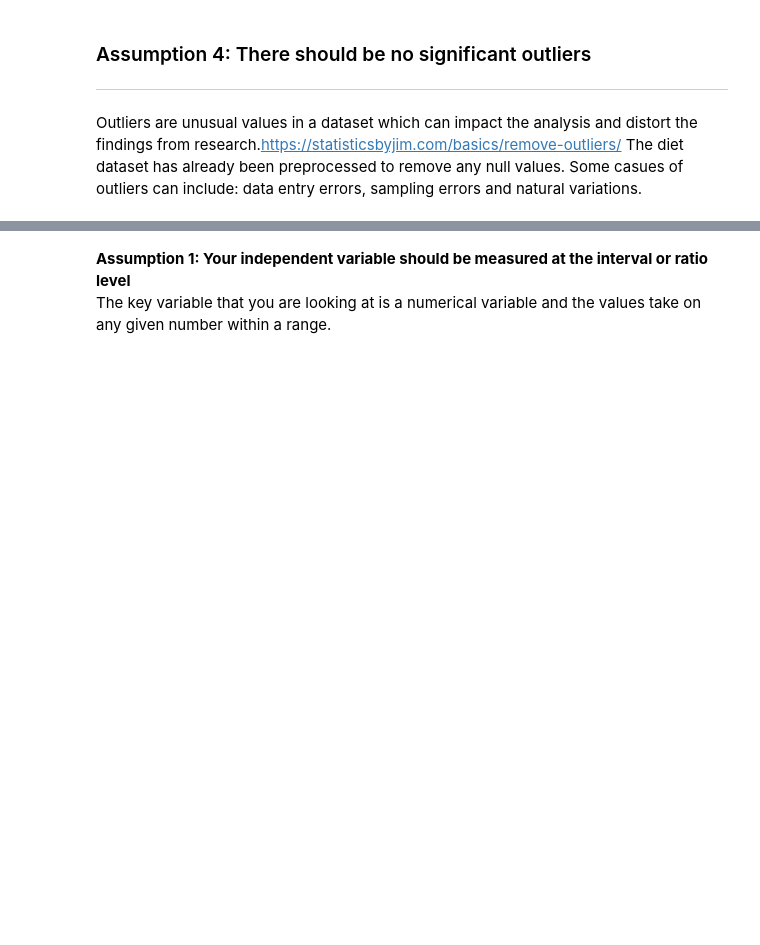
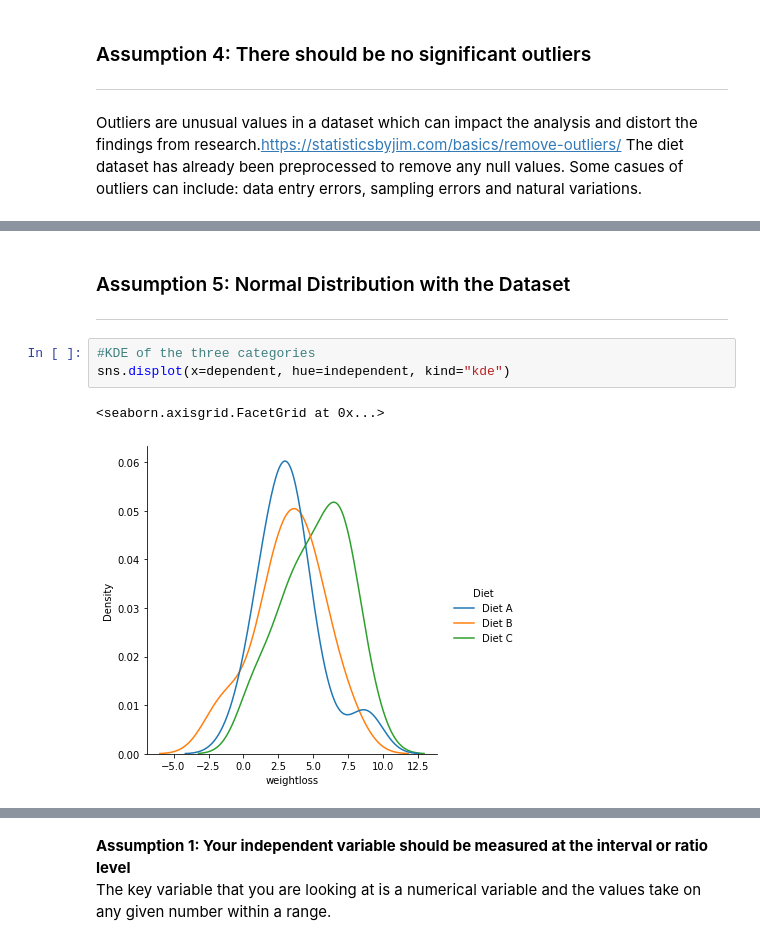
Before and after one commit to martinaobrien/machine-learning-and-statistics-assessment, a Jupyter notebook: Scipy-Stats-Jupyter-Notebook.ipynb, the cells around one changed output, grey strips where cells are left out. Drawn from its saved outputs; the diff is of its cells as text; blank space fills up the shorter version.

```diff
--- a/Scipy-Stats-Jupyter-Notebook.ipynb
+++ b/Scipy-Stats-Jupyter-Notebook.ipynb
@@ -244,0 +310,9 @@ sns.boxplot(x=dependent, y=independent)
+# %% [markdown]
+### Assumption 5: Normal Distribution with the Dataset
+***
+# %%
+#KDE of the three categories
+sns.displot(x=dependent, hue=independent, kind="kde")
+# %% [output]
+<seaborn.axisgrid.FacetGrid at 0x...>
+[figure, added]
```
Also changed, not shown: parts of 19 cells of this notebook.
